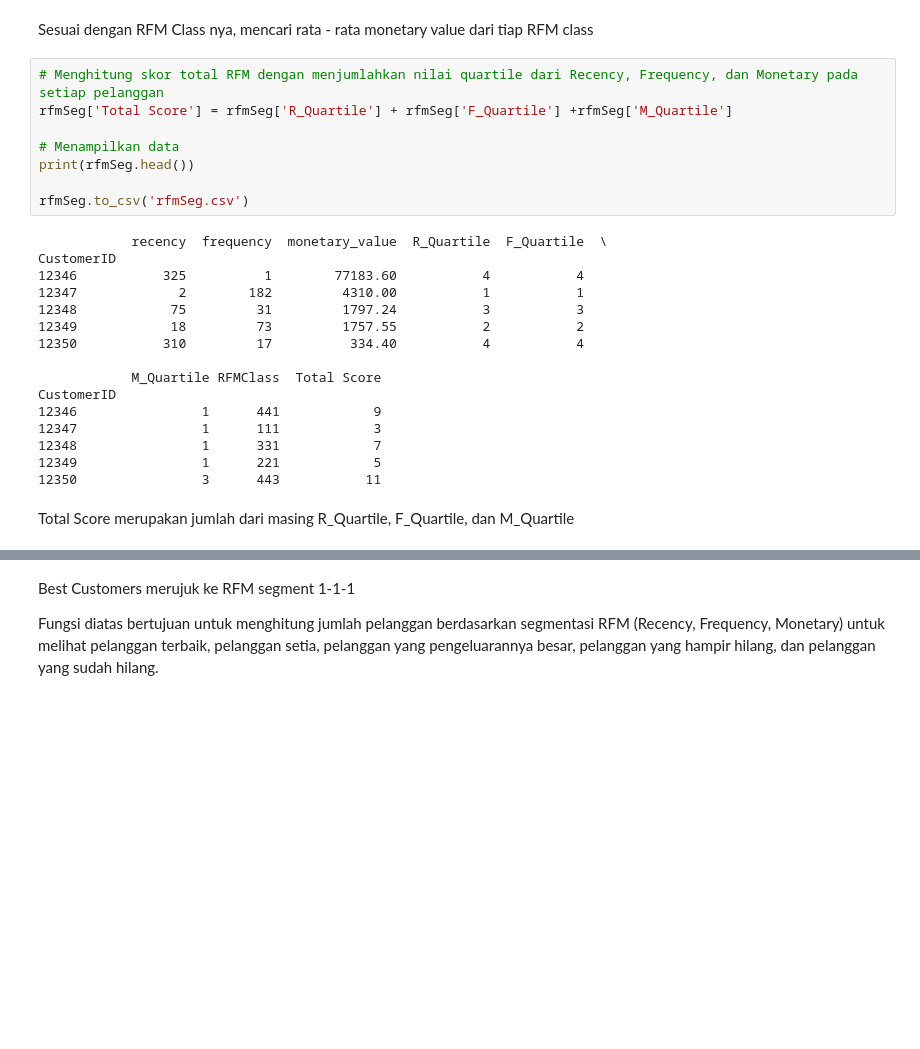
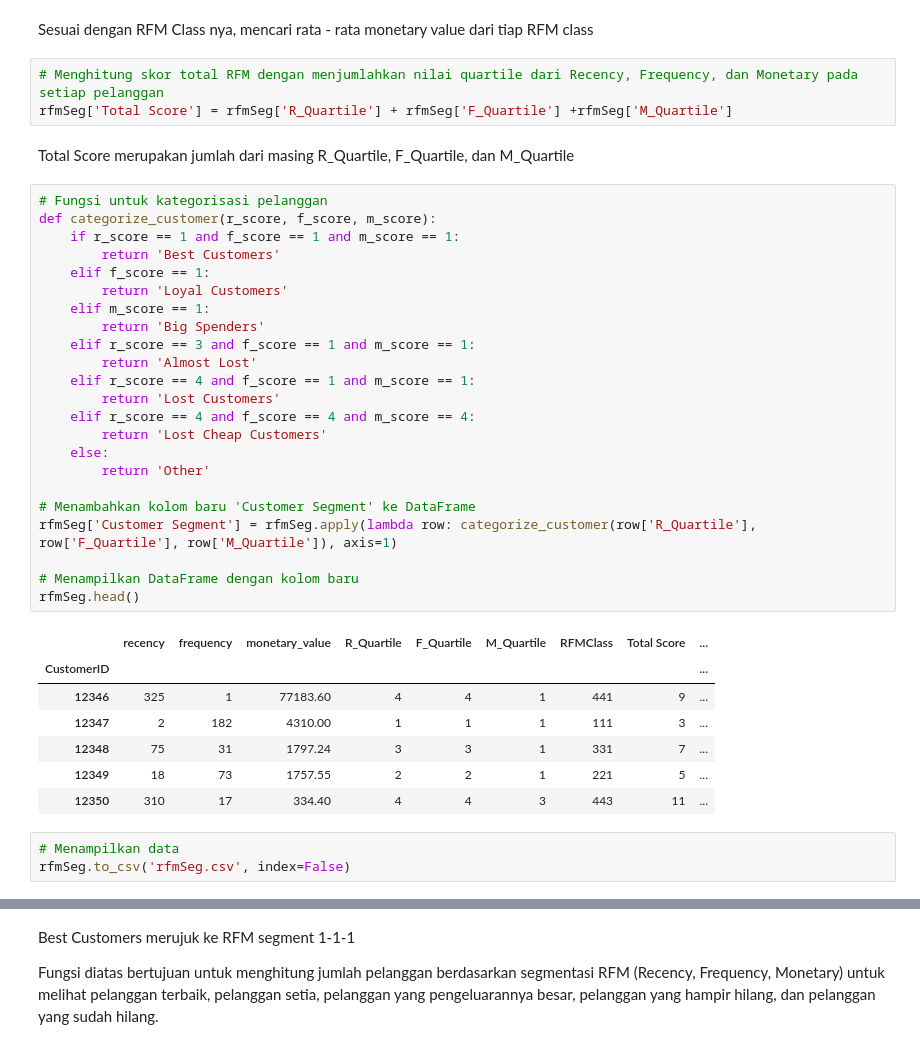
Before and after one commit to FTDS-assignment-bay/p2-final-project-p2-final-project-ftds-011-hck-group-001, a Jupyter notebook: project.ipynb, the cells around one changed output, grey strips where cells are left out. Cells and saved outputs as stored; diff of their text form; blank space fills up the shorter version.

```diff
--- a/project.ipynb
+++ b/project.ipynb
@@ -480,26 +491,39 @@ Sesuai dengan RFM Class nya, mencari rata - rata monetary value dari tiap RFM cl
 # %%
 # Menghitung skor total RFM dengan menjumlahkan nilai quartile dari Recency, Frequency, dan Monetary pada setiap pelanggan
 rfmSeg['Total Score'] = rfmSeg['R_Quartile'] + rfmSeg['F_Quartile'] +rfmSeg['M_Quartile']
-
-# Menampilkan data
-print(rfmSeg.head())
-
-rfmSeg.to_csv('rfmSeg.csv')
-# %% [output]
-            recency  frequency  monetary_value  R_Quartile  F_Quartile  \
-CustomerID
-12346           325          1        77183.60           4           4
-12347             2        182         4310.00           1           1
-12348            75         31         1797.24           3           3
-12349            18         73         1757.55           2           2
-12350           310         17          334.40           4           4
-
-            M_Quartile RFMClass  Total Score
-CustomerID
-12346                1      441            9
-12347                1      111            3
-12348                1      331            7
-12349                1      221            5
-12350                3      443           11
 # %% [markdown]
 Total Score merupakan jumlah dari masing R_Quartile, F_Quartile, dan M_Quartile
+# %%
+# Fungsi untuk kategorisasi pelanggan
+def categorize_customer(r_score, f_score, m_score):
+    if r_score == 1 and f_score == 1 and m_score == 1:
+        return 'Best Customers'
+    elif f_score == 1:
+        return 'Loyal Customers'
+    elif m_score == 1:
+        return 'Big Spenders'
+    elif r_score == 3 and f_score == 1 and m_score == 1:
+        return 'Almost Lost'
+    elif r_score == 4 and f_score == 1 and m_score == 1:
+        return 'Lost Customers'
+    elif r_score == 4 and f_score == 4 and m_score == 4:
+        return 'Lost Cheap Customers'
+    else:
+        return 'Other'
+
+# Menambahkan kolom baru 'Customer Segment' ke DataFrame
+rfmSeg['Customer Segment'] = rfmSeg.apply(lambda row: categorize_customer(row['R_Quartile'], row['F_Quartile'], row['M_Quartile']), axis=1)
+
+# Menampilkan DataFrame dengan kolom baru
+rfmSeg.head()
+# %% [output]
+|  | recency | frequency | monetary_value | R_Quartile | F_Quartile | M_Quartile | RFMClass | Total Score | ... |
+| CustomerID |  |  |  |  |  |  |  |  | ... |
+| 12346 | 325 | 1 | 77183.60 | 4 | 4 | 1 | 441 | 9 | ... |
+| 12347 | 2 | 182 | 4310.00 | 1 | 1 | 1 | 111 | 3 | ... |
+| 12348 | 75 | 31 | 1797.24 | 3 | 3 | 1 | 331 | 7 | ... |
+| 12349 | 18 | 73 | 1757.55 | 2 | 2 | 1 | 221 | 5 | ... |
+| 12350 | 310 | 17 | 334.40 | 4 | 4 | 3 | 443 | 11 | ... |
+# %%
+# Menampilkan data
+rfmSeg.to_csv('rfmSeg.csv', index=False)
```
Also changed, not shown: parts of 4 cells of this notebook, 1 other file.
